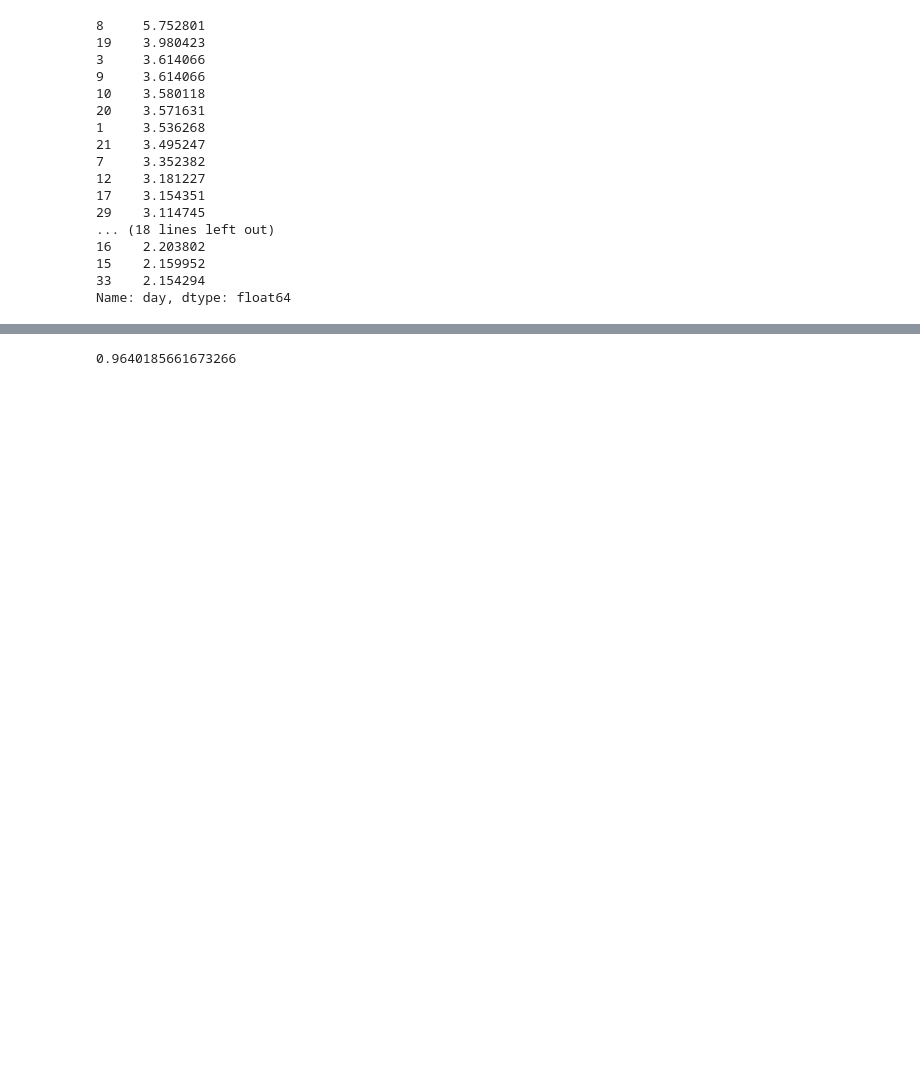
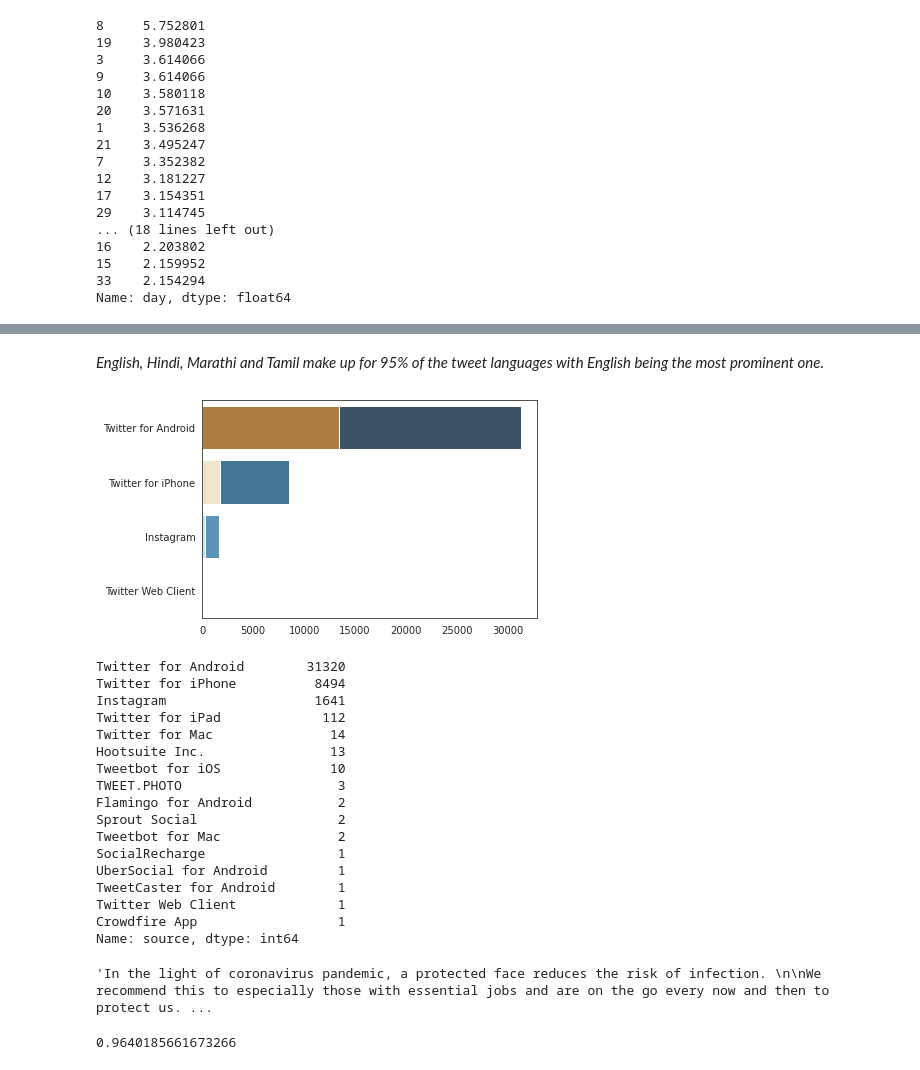
Before and after one commit to ShubhangiSoni1603/Sentimental_analysis_twitter_IN, a Jupyter notebook: Untitled3.ipynb, the cells around one changed output, grey strips where cells are left out. Saved outputs shown, nothing was run; the diff lists cells and outputs as text; code cells hidden in the pictures; blank space fills up the shorter version.

```diff
--- a/Untitled3.ipynb
+++ b/Untitled3.ipynb
@@ -254,3 +271,37 @@ plt.show()
+# %% [markdown]
+<em> English, Hindi, Marathi and Tamil make up for 95% of the tweet languages with English being the most prominent one.
+# %%
+source = dat[dat["lang"] == "en"]["source"].value_counts()
+#source = source/source.sum()*100
+source2 = dat[dat["lang"] == "hi"]["source"].value_counts()
+#source2 = source2/source2.sum()*100
+sns.barplot(x = source.iloc[:4].values,y=source.iloc[:4].index,palette="Blues_d")
+sns.barplot(x = source2.iloc[:4].values,y=source2.iloc[:4].index,palette="BrBG")
+plt.show()
+source
+# %% [output]
+[figure, added]
+Twitter for Android        31320
+Twitter for iPhone          8494
+Instagram                   1641
+Twitter for iPad             112
+Twitter for Mac               14
+Hootsuite Inc.                13
+Tweetbot for iΟS              10
+TWEET.PHOTO                    3
+Flamingo for Android           2
+Sprout Social                  2
+Tweetbot for Mac               2
+SocialRecharge                 1
+UberSocial for Android         1
+TweetCaster for Android        1
+Twitter Web Client             1
+Crowdfire App                  1
+Name: source, dtype: int64
+# %%
+dat[dat["source"] == "Crowdfire App"].iloc[0].text
+# %% [output]
+'In the light of coronavirus pandemic, a protected face reduces the risk of infection. \n\nWe recommend this to especially those with essential jobs and are on the go every now and then to protect us. ...
 # %%
 ###status_id
 #people = dat.groupby(["screen_name","user_id","followers_count","friends_count","verified"])
```
Also changed, not shown: parts of 14 cells of this notebook.
